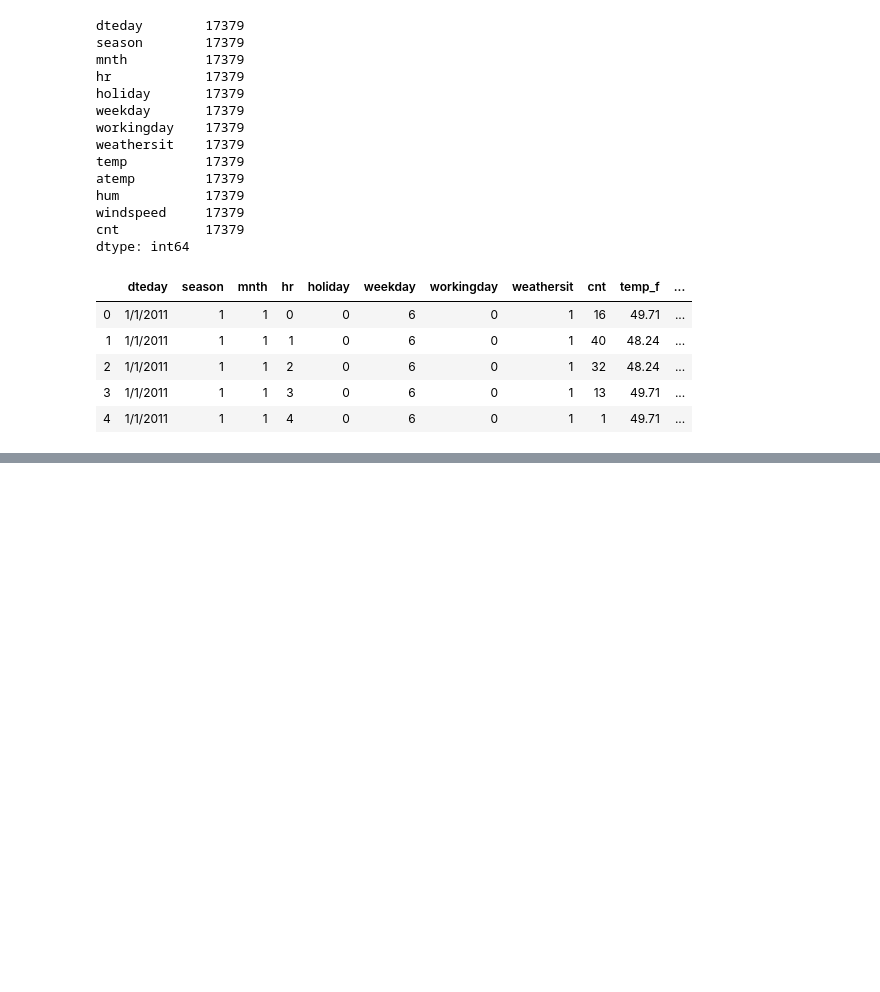
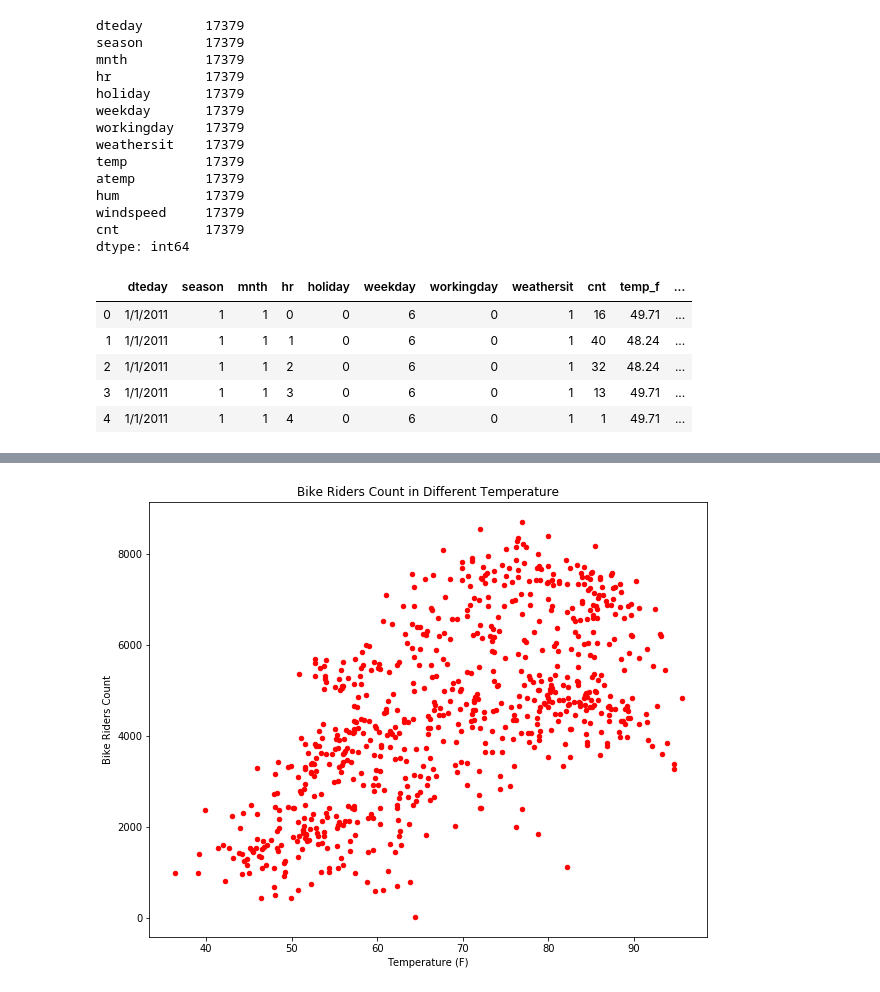
Before and after one commit to Sasmita28/Bike-Share-Analysis, a Jupyter notebook: project_one_bike_sharing_sm.ipynb, the cells around one changed output, grey strips where cells are left out. Drawn from its saved outputs; the diff is of its cells as text; code cells hidden in the pictures; blank space fills up the shorter version.

```diff
--- a/project_one_bike_sharing_sm.ipynb
+++ b/project_one_bike_sharing_sm.ipynb
@@ -122,0 +135,10 @@ plt.hist(count_per_day['cnt'],bins = 17,rwidth=0.95)
+# %%
+count_temp =round(bike_data.groupby('dteday').agg({'temp_f':'mean','cnt':'sum'}),2)
+count_temp = pd.DataFrame(count_temp)
+count_temp.plot('temp_f','cnt',kind = 'scatter',color='red',figsize=(10,8))
+plt.xlabel("Temperature (F)")
+plt.ylabel("Bike Riders Count")
+plt.title("Bike Riders Count in Different Temperature")
+plt.savefig('analysis_result/Count_vs_Temp.png')
+# %% [output]
+[figure, added]
```
Also changed, not shown: parts of 6 cells of this notebook.
